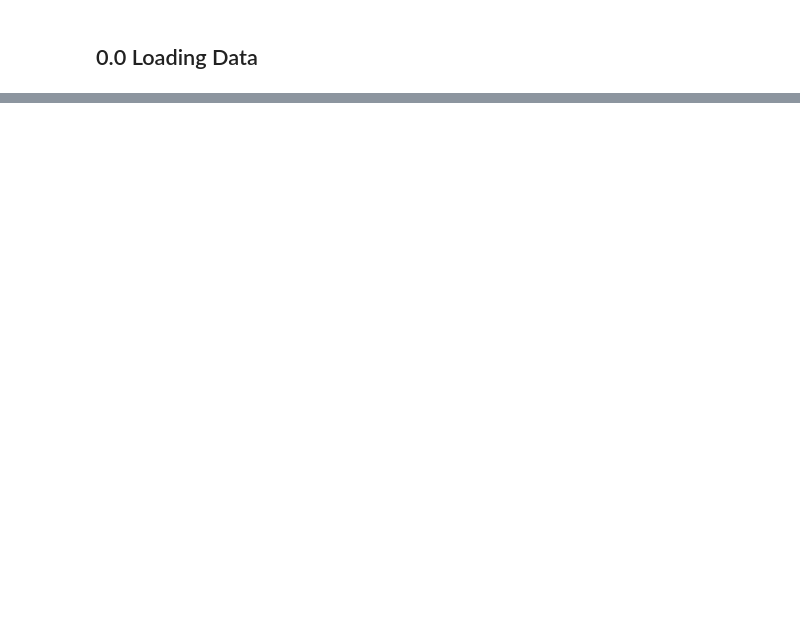
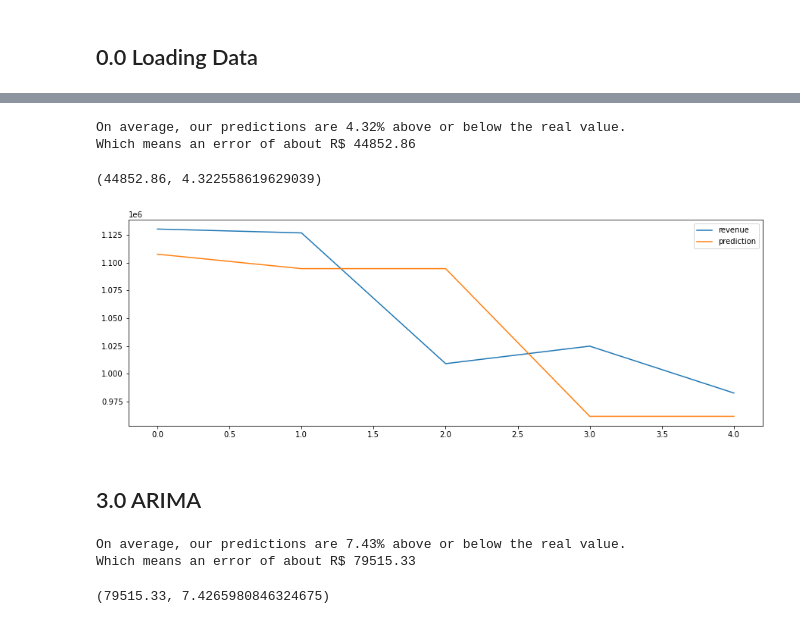
Before and after one commit to pauloreis-ds/olist, a Jupyter notebook: sales_prediction/notebooks/1.1-pr-sales-prediction-machine-learning.ipynb, the cells around one changed output, grey strips where cells are left out. Saved outputs shown, nothing was run; the diff lists cells and outputs as text; code cells hidden in the pictures; blank space fills up the shorter version.

```diff
--- a/sales_prediction/notebooks/1.1-pr-sales-prediction-machine-learning.ipynb
+++ b/sales_prediction/notebooks/1.1-pr-sales-prediction-machine-learning.ipynb
@@ -85,0 +156,4 @@ memory usage: 32.3+ MB
+# %%
+new_x_test = x_test.copy()
+new_x_test = new_x_test.append(x_train.iloc[-1]).sort_index()
+new_x_test[:-1]
@@ -85,0 +168,22 @@ memory usage: 32.3+ MB
+# %%
+rf_predictions = rf.predict(new_x_test[:-1])
+evaluation(y_test, rf_predictions)
+# %% [output]
+On average, our predictions are 4.32% above or below the real value.
+Which means an error of about R$ 44852.86
+(44852.86, 4.322558619629039)
+# %%
+rf_evaluation = pd.concat([pd.Series(y_test.ravel(), name='revenue'), pd.Series(rf_predictions.ravel(), name='prediction')], axis=1)
+rf_evaluation.plot(figsize=(15,5));
+# %% [output]
+[figure, added]
+# %% [markdown]
+## 3.0 ARIMA
+# %%
+model = ARIMA(y_train.values, order=(5,1,0)).fit()
+predictions = model.forecast(5)
+evaluation(y_test, predictions)
+# %% [output]
+On average, our predictions are 7.43% above or below the real value.
+Which means an error of about R$ 79515.33
+(79515.33, 7.4265980846324675)
```
Also changed, not shown: parts of 26 cells of this notebook, 5 other files.
